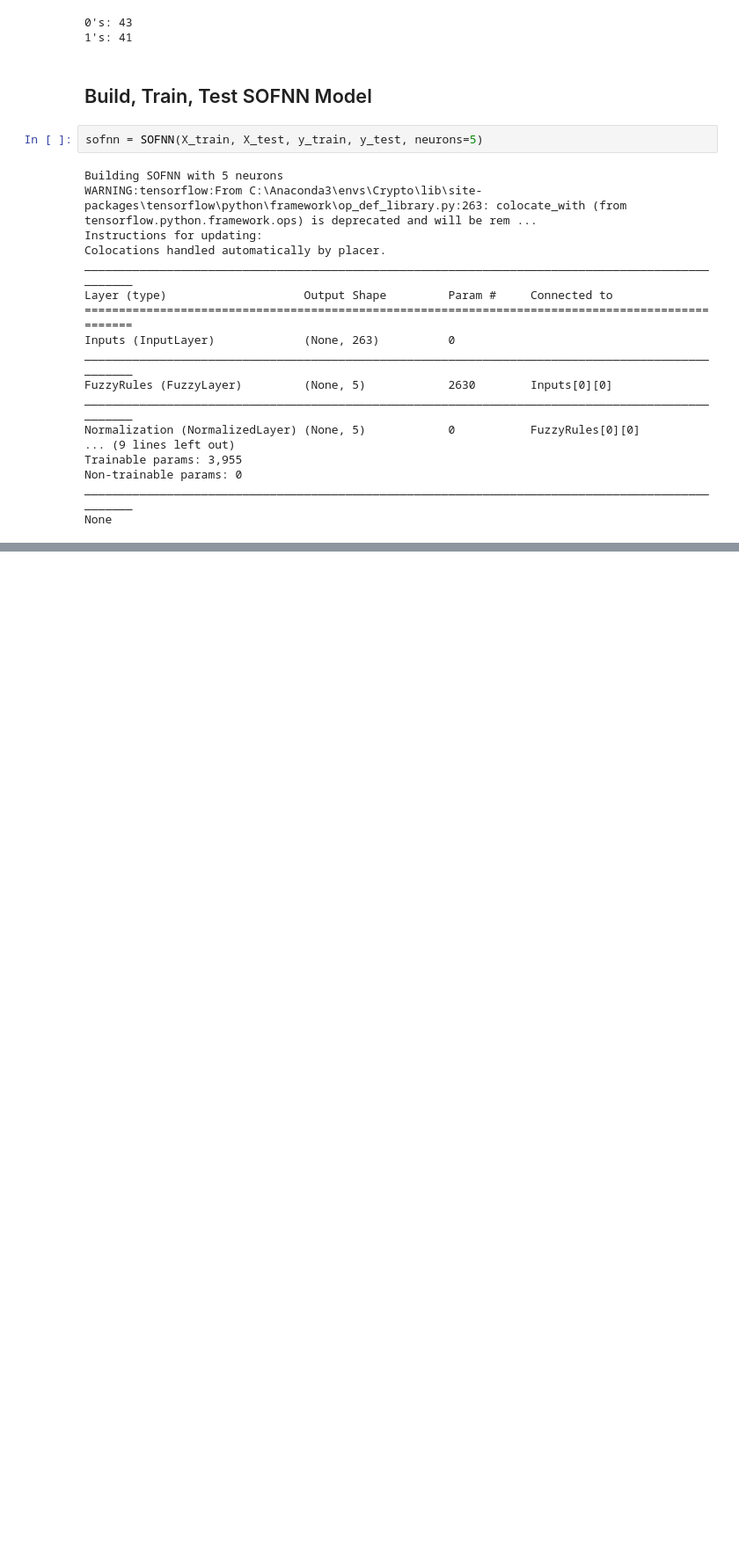
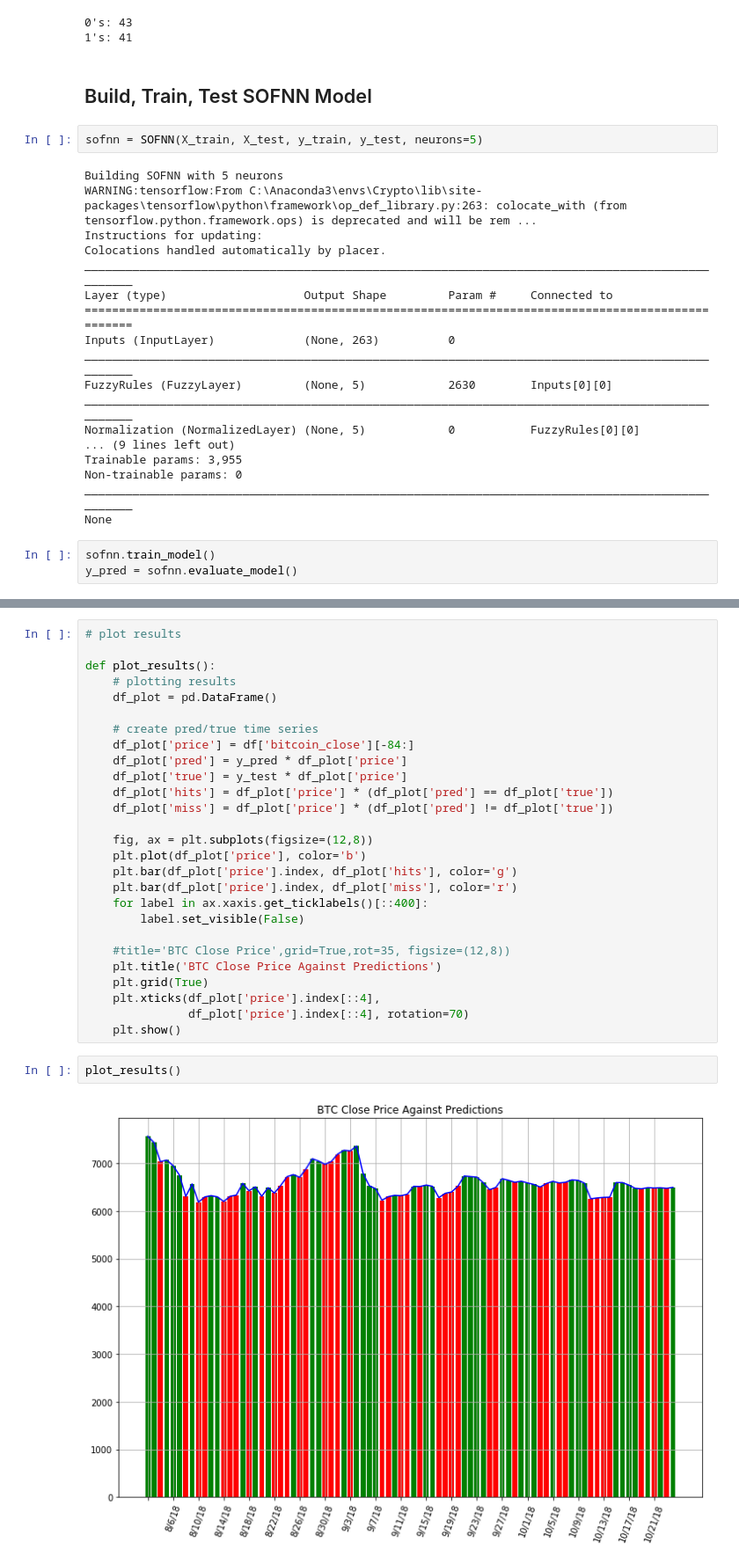
Before and after one commit to andrewre23/CryptoProject, a Jupyter notebook: notebooks/modeling/keras/sofnn-test.ipynb, the cells around one changed output, grey strips where cells are left out. Shown at 88% size. Cells and saved outputs as stored; diff of their text form; blank space fills up the shorter version.

Commit message:
added plotting function

```diff
--- a/notebooks/modeling/keras/sofnn-test.ipynb
+++ b/notebooks/modeling/keras/sofnn-test.ipynb
@@ -288,3 +289,6 @@ Trainable params: 3,955
 Non-trainable params: 0
 __________________________________________________________________________________________________
 None
+# %%
+sofnn.train_model()
+y_pred = sofnn.evaluate_model()
@@ -291,3 +313,34 @@ None
+# %%
+# plot results
+
+def plot_results():
+    # plotting results
+    df_plot = pd.DataFrame()
+
+    # create pred/true time series
+    df_plot['price'] = df['bitcoin_close'][-84:]
+    df_plot['pred'] = y_pred * df_plot['price']
+    df_plot['true'] = y_test * df_plot['price']
+    df_plot['hits'] = df_plot['price'] * (df_plot['pred'] == df_plot['true'])
+    df_plot['miss'] = df_plot['price'] * (df_plot['pred'] != df_plot['true'])
+
+    fig, ax = plt.subplots(figsize=(12,8))
+    plt.plot(df_plot['price'], color='b')
+    plt.bar(df_plot['price'].index, df_plot['hits'], color='g')
+    plt.bar(df_plot['price'].index, df_plot['miss'], color='r')
+    for label in ax.xaxis.get_ticklabels()[::400]:
+        label.set_visible(False)
+
+    #title='BTC Close Price',grid=True,rot=35, figsize=(12,8))
+    plt.title('BTC Close Price Against Predictions')
+    plt.grid(True)
+    plt.xticks(df_plot['price'].index[::4],
+               df_plot['price'].index[::4], rotation=70)
+    plt.show()
+# %%
+plot_results()
+# %% [output]
+[figure, added]
 # %%
 # function to create and train model
 
```
Also changed, not shown: parts of 3 cells of this notebook.
